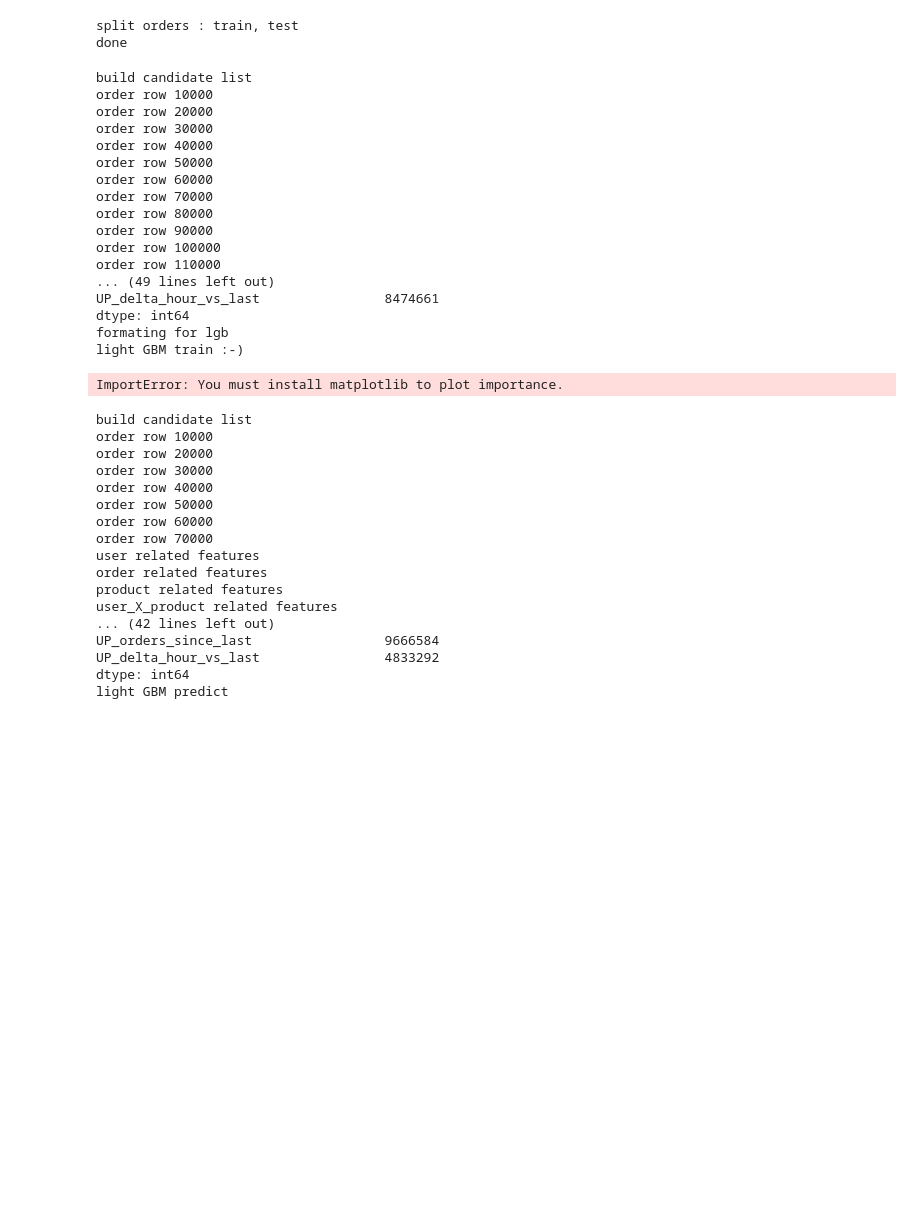
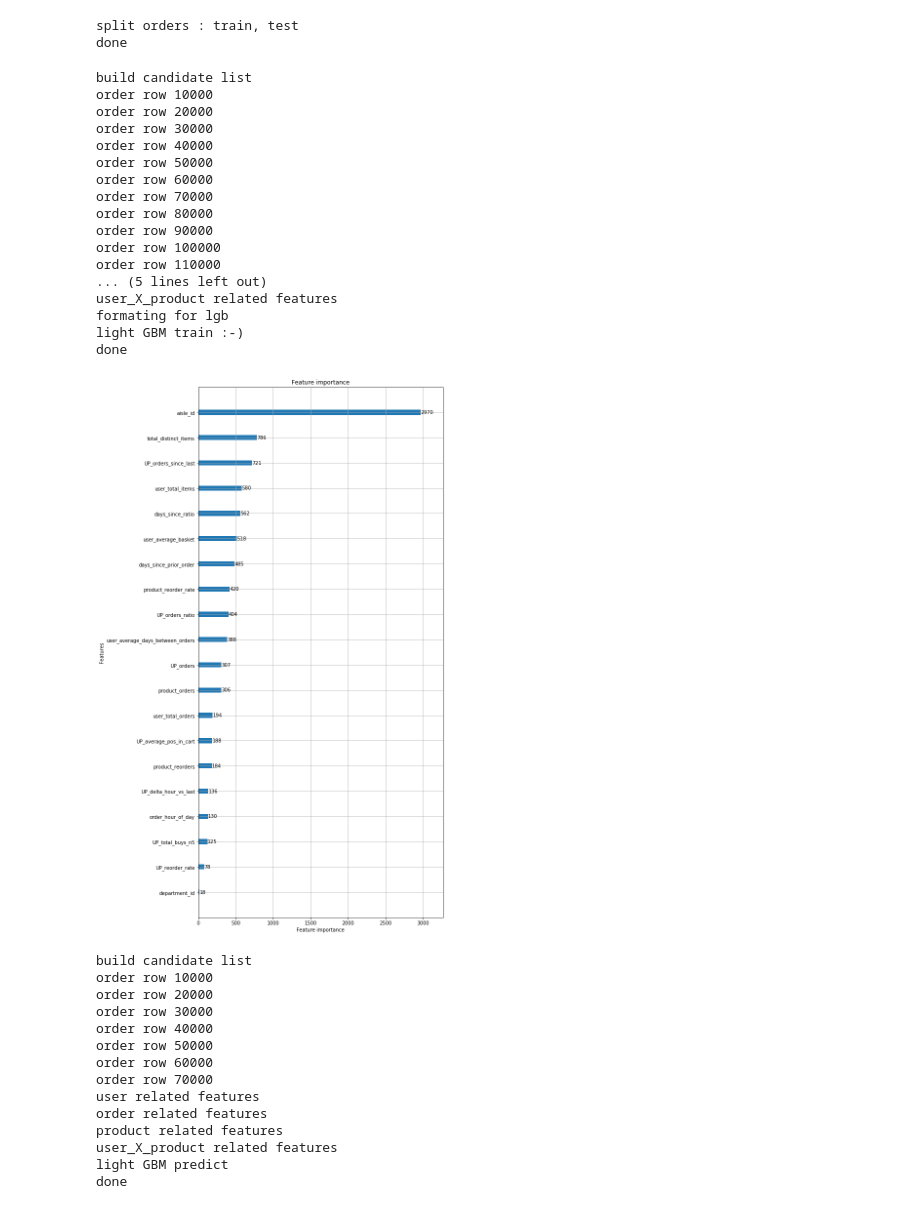
Before and after one commit to julijanjug/instacart-recommender, a Jupyter notebook: my_recommender.ipynb, the cells around one changed output. Cells and saved outputs as stored; diff of their text form; code cells hidden in the pictures; blank space fills up the shorter version.

Commit message:
Added total_buys_n5 feature

```diff
--- a/my_recommender.ipynb
+++ b/my_recommender.ipynb
@@ -93,6 +93,7 @@ done
 
 print('calculating userXproduct features... slow...')
 prior['user_product'] = prior.product_id + prior.user_id * 100000 ##user_product id  ???
+prior['user_max_order_num'] = prior.groupby('user_id')['order_number'].transform('max')
 
 # This was to slow !!
 #def last_order(order_group):
@@ -101,29 +102,33 @@ prior['user_product'] = prior.product_id + prior.user_id * 100000 ##user_product
 #userXproduct = pd.DataFrame()
 #userXproduct['tmp'] = df.groupby('user_product').apply(last_order)
 
+#slow code
 d= dict()
 for row in prior.itertuples():
     z = row.user_product
     if z not in d:
         d[z] = (1,
                 (row.order_number, row.order_id),
-                row.add_to_cart_order)
+                row.add_to_cart_order, 1 if row.order_number > row.user_max_order_num-5 else 0)
     else:
         d[z] = (d[z][0] + 1,
                 max(d[z][1], (row.order_number, row.order_id)),
-                d[z][2] + row.add_to_cart_order)
+                d[z][2] + row.add_to_cart_order, d[z][3]+1 if row.order_number > row.user_max_order_num-5 else d[z][3])
 
 print('to dataframe (less memory)')
 userXproduct = pd.DataFrame.from_dict(d, orient='index')
 del d
-userXproduct.columns = ['nb_orders', 'last_order_id', 'sum_pos_in_cart']
+userXproduct.columns = ['nb_orders', 'last_order_id', 'sum_pos_in_cart', 'total_buys_n5']
 userXproduct.nb_orders = userXproduct.nb_orders.astype(np.int16)
 userXproduct.last_order_id = userXproduct.last_order_id.map(lambda x: x[1]).astype(np.int32)
 userXproduct.sum_pos_in_cart = userXproduct.sum_pos_in_cart.astype(np.int16)
+userXproduct.total_buys_n5 = userXproduct.total_buys_n5.astype(np.int16)
 print('user X product f', len(userXproduct))
 
+# userXproduct.total_buys_n5 = userXproduct.
+
 #alegedly imporved code
-# userXproduct = priors.copy()
+# userXproduct = prior.copy()
 # userXproduct['user_product'] = userXproduct.product_id + userXproduct.user_id * 100000
 # userXproduct = userXproduct.sort_values('order_number')
 # userXproduct = userXproduct \
@@ -133,7 +138,6 @@ print('user X product f', len(userXproduct))
 # userXproduct.astype(
 #     {'nb_orders': np.int16, 'last_order_id': np.int32, 'sum_pos_in_cart': np.int16},
 #     inplace=True)
-# del priors
 
 del prior
 print("done")
@@ -210,12 +214,13 @@ def features(selected_orders, labels_given=False):
     df['UP_reorder_rate'] = (df.UP_orders / df.user_total_orders).astype(np.float32)
     df['UP_orders_since_last'] = df.user_total_orders - df.UP_last_order_id.map(orders.order_number)
     df['UP_delta_hour_vs_last'] = abs(df.order_hour_of_day - df.UP_last_order_id.map(orders.order_hour_of_day)).map(lambda x: min(x, 24-x)).astype(np.int8)
+    df['UP_total_buys_n5'] = df.z.map(userXproduct.total_buys_n5)
     #df['UP_same_dow_as_last_order'] = df.UP_last_order_id.map(orders.order_dow) == \
     #                                              df.order_id.map(orders.order_dow)
 
     df.drop(['UP_last_order_id', 'z'], axis=1, inplace=True)
-    print(df.dtypes)
-    print(df.memory_usage())
+    #print(df.dtypes)
+    #print(df.memory_usage())
     return (df, labels)
 
 
@@ -227,7 +232,7 @@ f_to_use = ['user_total_orders', 'user_total_items', 'total_distinct_items',
        'aisle_id', 'department_id', 'product_orders', 'product_reorders',
        'product_reorder_rate', 'UP_orders', 'UP_orders_ratio',
        'UP_average_pos_in_cart', 'UP_reorder_rate', 'UP_orders_since_last',
-       'UP_delta_hour_vs_last'] # 'dow', 'UP_same_dow_as_last_order'
+       'UP_delta_hour_vs_last', 'UP_total_buys_n5'] # 'dow', 'UP_same_dow_as_last_order'
 
 
 print('formating for lgb')
@@ -240,39 +245,39 @@ params = {
     'task': 'train',
     'boosting_type': 'gbdt',
     'objective': 'binary',
     'metric': {'binary_logloss'},
     'num_leaves': 96,
     'max_depth': 10,
     'feature_fraction': 0.9,
     'bagging_fraction': 0.95,
-    'bagging_freq': 5
+    'bagging_freq': 5,
 }
 ROUNDS = 100
 
 print('light GBM train :-)')
 bst = lgb.train(params, d_train, ROUNDS)
-lgb.plot_importance(bst, figsize=(9,20))
+lgb.plot_importance(bst, figsize=(9,20)) #importance plot
 del d_train
 print("done")
 # %% [output]
 build candidate list
 order row 10000
 order row 20000
 order row 30000
 order row 40000
 order row 50000
 order row 60000
 order row 70000
 order row 80000
 order row 90000
 order row 100000
 order row 110000
-... (49 lines left out)
-UP_delta_hour_vs_last                8474661
-dtype: int64
+... (5 lines left out)
+user_X_product related features
 formating for lgb
 light GBM train :-)
+done
-ImportError: You must install matplotlib to plot importance.
+[figure, added]
 # %%
 ### build candidates list for test ###
 
@@ -302,6 +307,7 @@ sub = pd.DataFrame.from_dict(d, orient='index')
 sub.reset_index(inplace=True)
 sub.columns = ['order_id', 'products']
 sub.to_csv('my_sub.csv', index=False)
+print("done")
 # %% [output]
 build candidate list
 order row 10000
@@ -315,8 +321,5 @@ user related features
 order related features
 product related features
 user_X_product related features
-... (42 lines left out)
-UP_orders_since_last                 9666584
-UP_delta_hour_vs_last                4833292
-dtype: int64
 light GBM predict
+done
```
Also changed, not shown: parts of 3 cells of this notebook, 1 other file.
